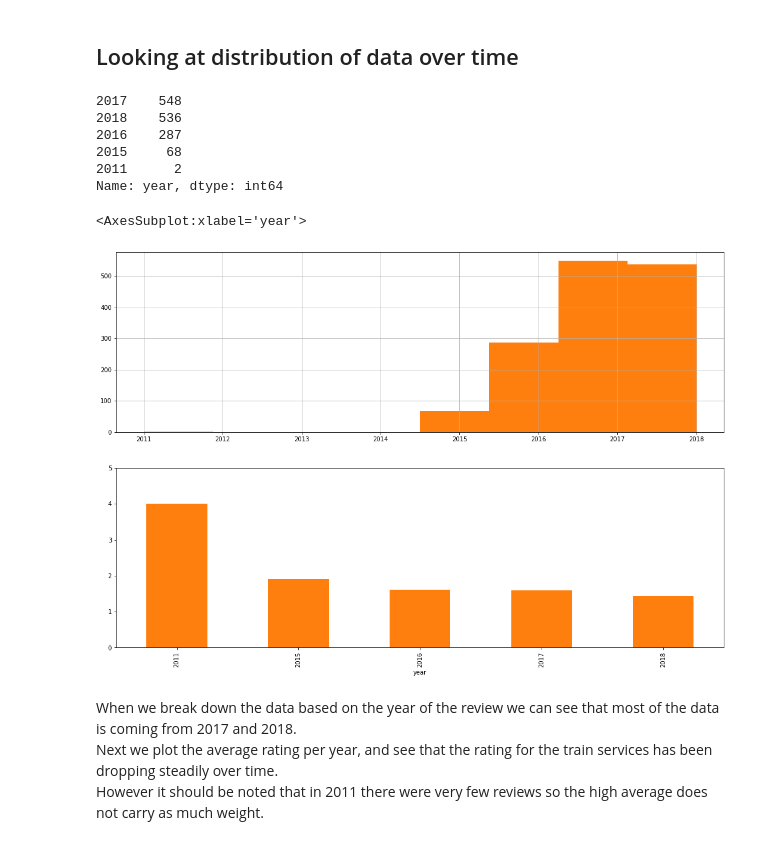
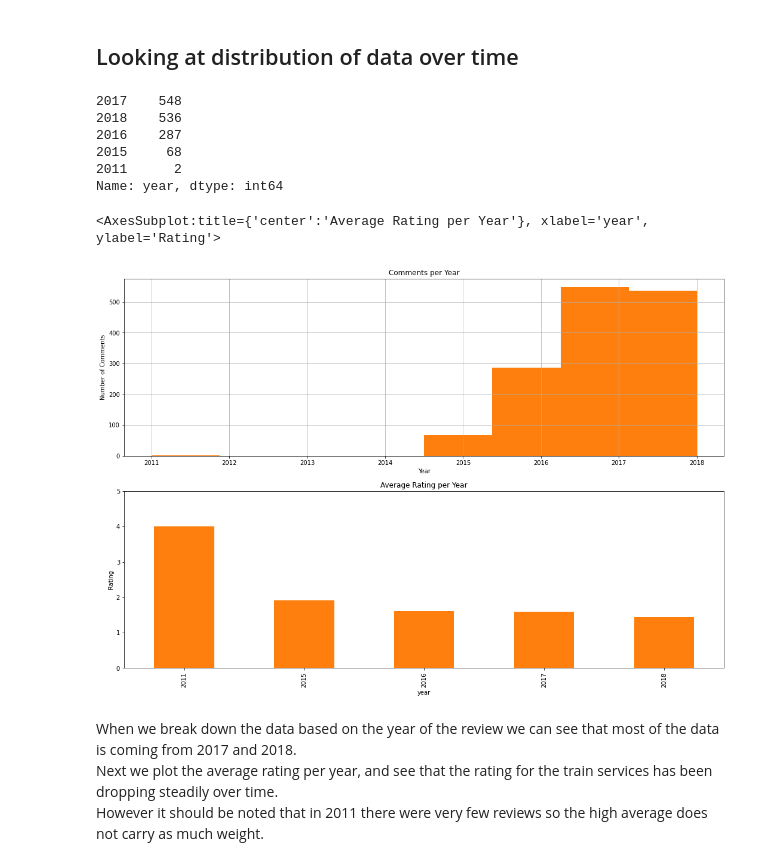
Before and after one commit to nocount/train-review-analysis, a Jupyter notebook: train_comment_analysis.ipynb, the cells around one changed output. Drawn from its saved outputs; the diff is of its cells as text; code cells hidden in the pictures.

```diff
--- a/train_comment_analysis.ipynb
+++ b/train_comment_analysis.ipynb
@@ -176,22 +176,29 @@ Next well take a deeper look into how the ratings and topics change over time an
 # %%
 # Start looking at data based on time(positive/negative ratings over time)
 df['year'] = df['date'].apply(lambda x: x.year)
 print(df['year'].value_counts())
 
 fig, ax = plt.subplots(nrows=2, ncols=1, figsize=(18,12))
+
+ax[0].set_title('Comments per Year')
+ax[0].set_xlabel('Year')
+ax[0].set_ylabel('Number of Comments')
+df['year'].hist(bins=8, ax=ax[0], color=u'#ff7f0e')
+
+ax[1].set_title('Average Rating per Year')
+ax[1].set_xlabel('Year')
+ax[1].set_ylabel('Rating')
 ax[1].set_ylim(0,5)
-
-df['year'].hist(bins=8, ax=ax[0], color=u'#ff7f0e')
 df.groupby('year')['rating'].mean().plot(kind='bar', ax=ax[1], color=u'#ff7f0e')
 # %% [output]
 2017    548
 2018    536
 2016    287
 2015     68
 2011      2
 Name: year, dtype: int64
-<AxesSubplot:xlabel='year'>
+<AxesSubplot:title={'center':'Average Rating per Year'}, xlabel='year', ylabel='Rating'>
-[figure, old version]
+[figure, new version]
 # %% [markdown]
 When we break down the data based on the year of the review we can see that most of the data is coming from 2017 and 2018.
 Next we plot the average rating per year, and see that the rating for the train services has been dropping steadily over time.
```
Also changed, not shown: parts of 2 cells of this notebook, 2 other files.
